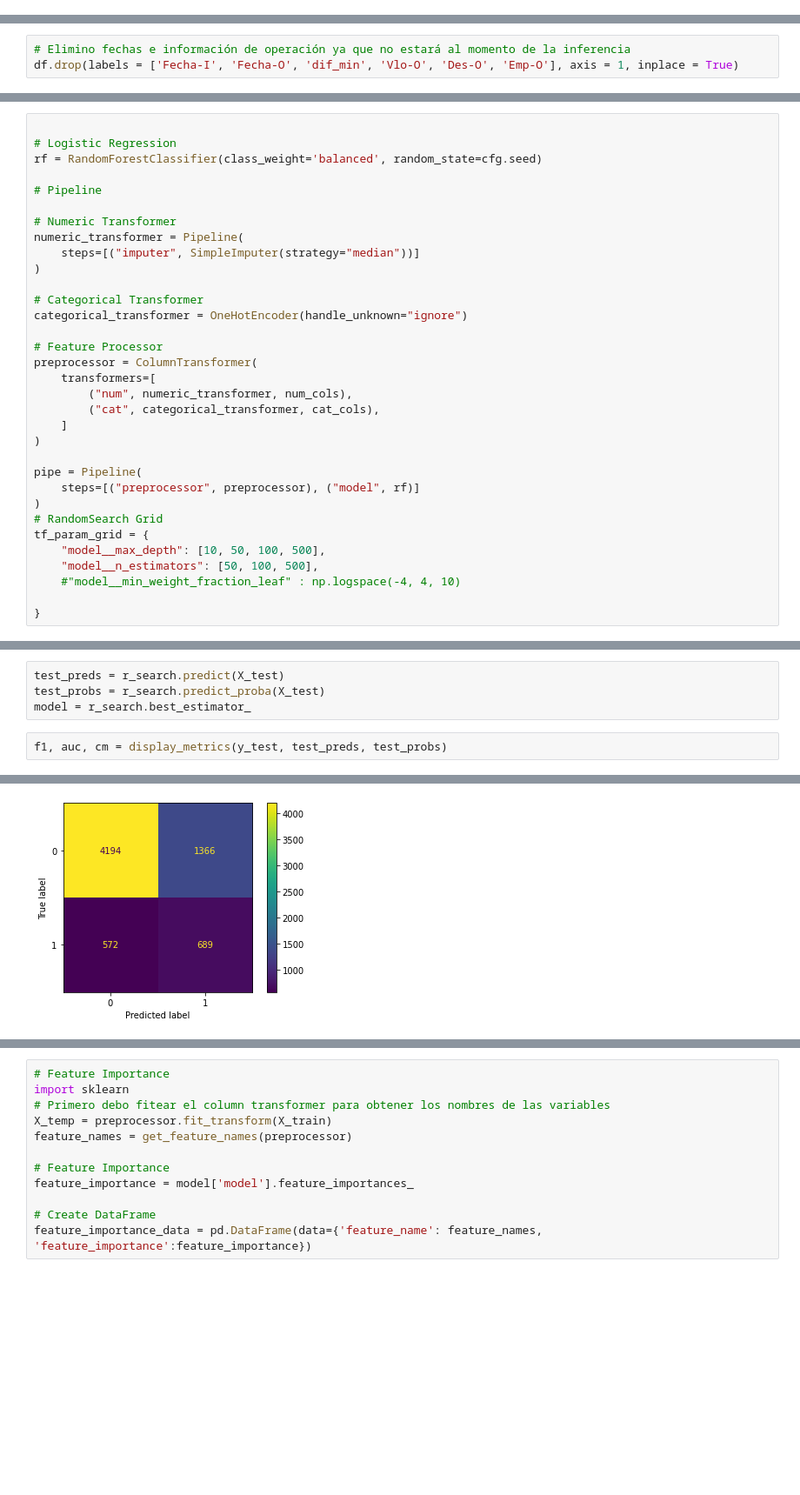
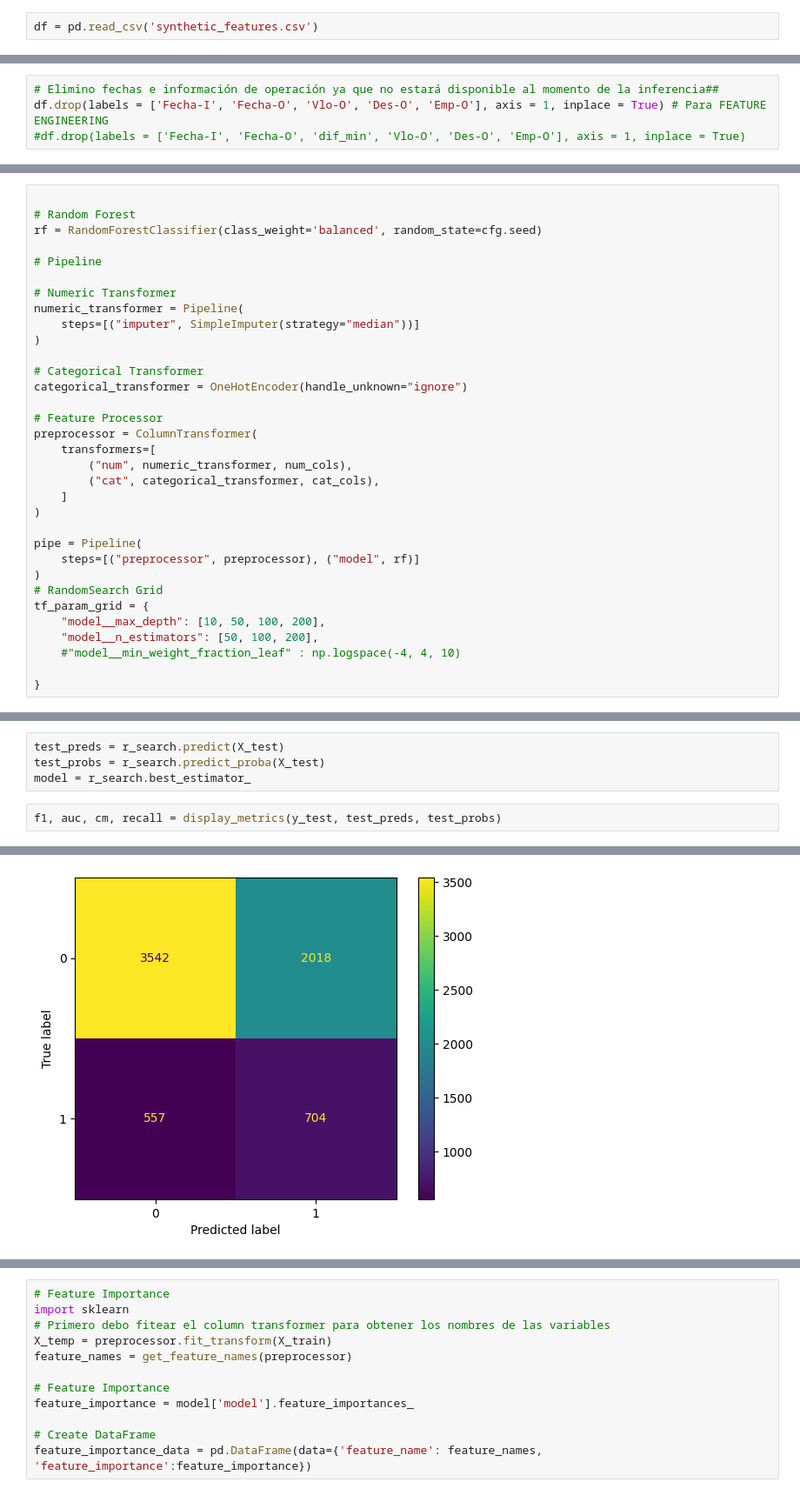
Before and after one commit to diegulio/Latam-Airlanes-Challenge, a Jupyter notebook: solution.ipynb, the cells around one changed output, grey strips where cells are left out. Shown at 87% size. Saved outputs shown, nothing was run; the diff lists cells and outputs as text; blank space fills up the shorter version.

```diff
--- a/solution.ipynb
+++ b/solution.ipynb
@@ -351,3 +368,5 @@ df
+# %%
+df = pd.read_csv('synthetic_features.csv')
 # %% [markdown]
 # Pregunta 3
 ¿Cómo se compone la tasa de atraso por destino, aerolínea, mes del año, día de la semana, temporada, tipo de vuelo?
@@ -439,8 +467,9 @@ df
 | 68205 | 2017-12-31 14:55:00 | 400 | SPJC | JAT | 2017-12-31 15:04:00 | 400.0 | SPJC | JAT | 31 | 12 | Domingo | ... |
 68206 rows × 18 columns
 # %%
-# Elimino fechas e información de operación ya que no estará al momento de la inferencia
-df.drop(labels = ['Fecha-I', 'Fecha-O', 'dif_min', 'Vlo-O', 'Des-O', 'Emp-O'], axis = 1, inplace = True)
+# Elimino fechas e información de operación ya que no estará disponible al momento de la inferencia##
+df.drop(labels = ['Fecha-I', 'Fecha-O', 'Vlo-O', 'Des-O', 'Emp-O'], axis = 1, inplace = True) # Para FEATURE ENGINEERING
+#df.drop(labels = ['Fecha-I', 'Fecha-O', 'dif_min', 'Vlo-O', 'Des-O', 'Emp-O'], axis = 1, inplace = True)
 # %%
 # Features categóricas y numéricas
 cat_cols = [col for col in df.columns if df[col].dtype == 'object' and col != 'target']
@@ -481,7 +518,7 @@ Name: target, dtype: float64
 from sklearn.ensemble import RandomForestClassifier
 # %%
 
-# Logistic Regression
+# Random Forest
 rf = RandomForestClassifier(class_weight='balanced', random_state=cfg.seed)
 
 # Pipeline
@@ -507,8 +544,8 @@ pipe = Pipeline(
 )
 # RandomSearch Grid
 tf_param_grid = {
-    "model__max_depth": [10, 50, 100, 500],
-    "model__n_estimators": [50, 100, 500],
+    "model__max_depth": [10, 50, 100, 200],
+    "model__n_estimators": [50, 100, 200],
     #"model__min_weight_fraction_leaf" : np.logspace(-4, 4, 10)
 
 }
@@ -553,5 +600,5 @@ test_preds = r_search.predict(X_test)
 test_probs = r_search.predict_proba(X_test)
 model = r_search.best_estimator_
 # %%
-f1, auc, cm = display_metrics(y_test, test_preds, test_probs)
+f1, auc, cm, recall = display_metrics(y_test, test_preds, test_probs)
 # %% [output]
@@ -562,2 +611,2 @@ AUC Score: 0.704
 ===== Confusion Matrix =====
-[figure, old version]
+[figure, new version]
```
Also changed, not shown: parts of 113 cells of this notebook.
